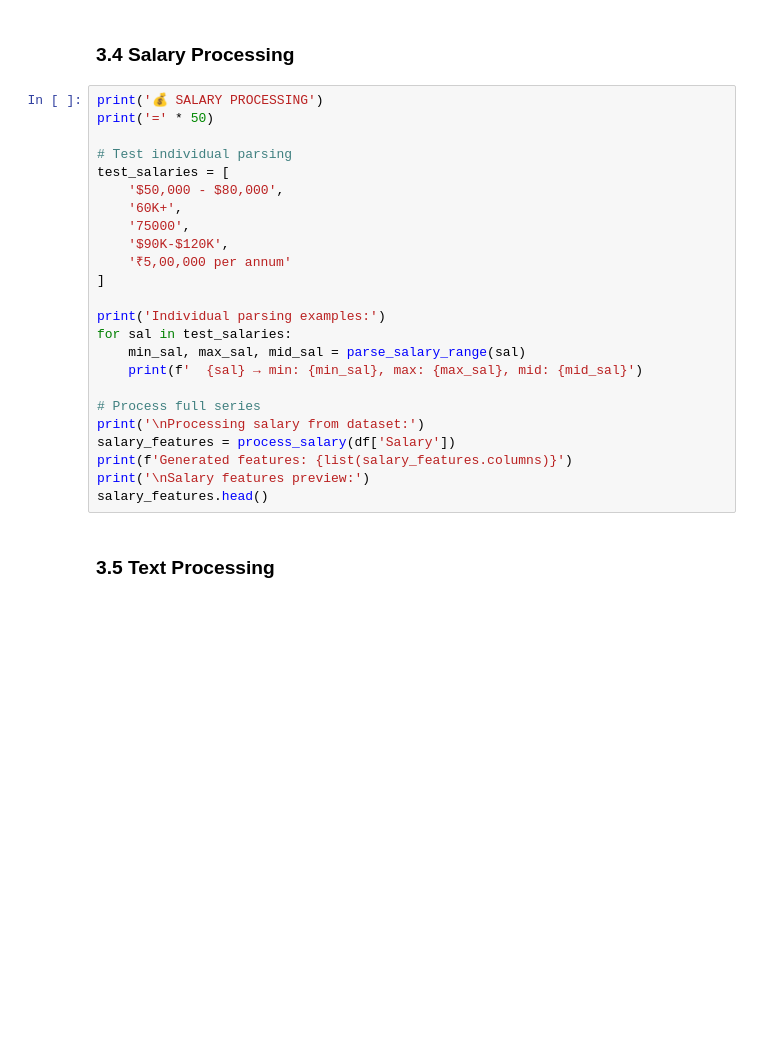
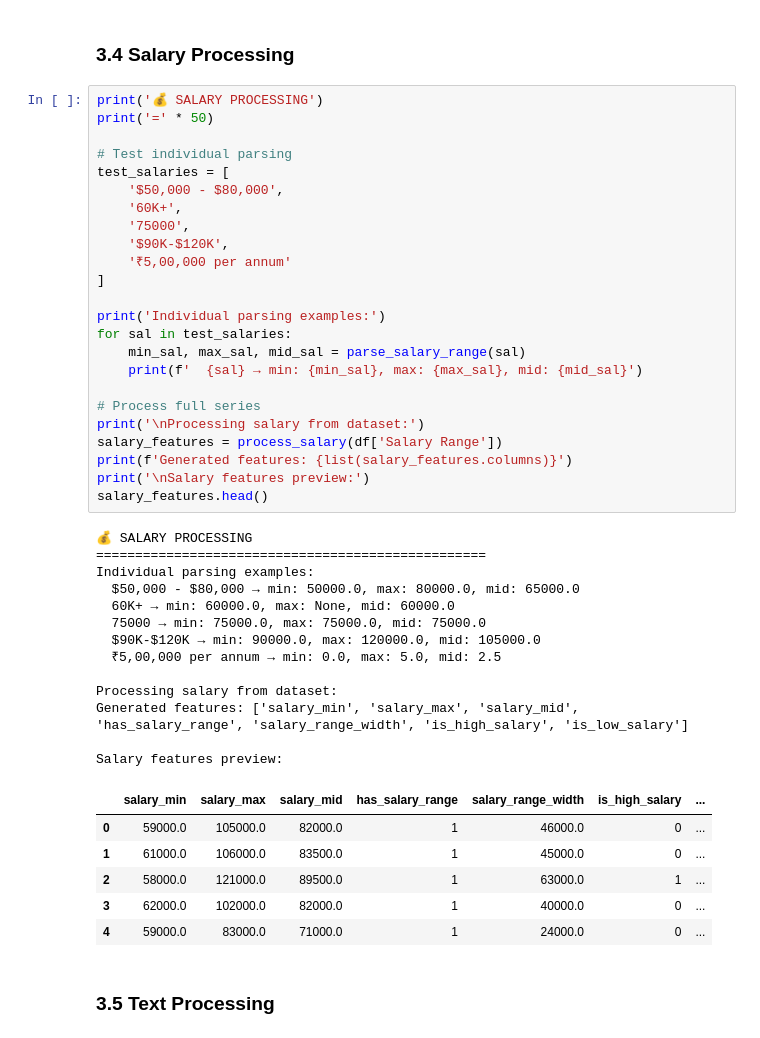
Before and after one commit to yassinSedki/AI-powered-job-recommendation-system, a Jupyter notebook: ai_model/notebooks/feature_engineering_comprehensive.ipynb, the cells around one changed output. Drawn from its saved outputs; the diff is of its cells as text; blank space fills up the shorter version.

```diff
--- a/ai_model/notebooks/feature_engineering_comprehensive.ipynb
+++ b/ai_model/notebooks/feature_engineering_comprehensive.ipynb
@@ -370,27 +448,47 @@ exp_features.head()
 # %%
 print('💰 SALARY PROCESSING')
 print('=' * 50)
 
 # Test individual parsing
 test_salaries = [
     '$50,000 - $80,000',
     '60K+',
     '75000',
     '$90K-$120K',
     '₹5,00,000 per annum'
 ]
 
 print('Individual parsing examples:')
 for sal in test_salaries:
     min_sal, max_sal, mid_sal = parse_salary_range(sal)
     print(f'  {sal} → min: {min_sal}, max: {max_sal}, mid: {mid_sal}')
 
 # Process full series
 print('\nProcessing salary from dataset:')
-salary_features = process_salary(df['Salary'])
+salary_features = process_salary(df['Salary Range'])
 print(f'Generated features: {list(salary_features.columns)}')
 print('\nSalary features preview:')
 salary_features.head()
+# %% [output]
+💰 SALARY PROCESSING
+==================================================
+Individual parsing examples:
+  $50,000 - $80,000 → min: 50000.0, max: 80000.0, mid: 65000.0
+  60K+ → min: 60000.0, max: None, mid: 60000.0
+  75000 → min: 75000.0, max: 75000.0, mid: 75000.0
+  $90K-$120K → min: 90000.0, max: 120000.0, mid: 105000.0
+  ₹5,00,000 per annum → min: 0.0, max: 5.0, mid: 2.5
+
+Processing salary from dataset:
+Generated features: ['salary_min', 'salary_max', 'salary_mid', 'has_salary_range', 'salary_range_width', 'is_high_salary', 'is_low_salary']
+
+Salary features preview:
+|  | salary_min | salary_max | salary_mid | has_salary_range | salary_range_width | is_high_salary | ... |
+| 0 | 59000.0 | 105000.0 | 82000.0 | 1 | 46000.0 | 0 | ... |
+| 1 | 61000.0 | 106000.0 | 83500.0 | 1 | 45000.0 | 0 | ... |
+| 2 | 58000.0 | 121000.0 | 89500.0 | 1 | 63000.0 | 1 | ... |
+| 3 | 62000.0 | 102000.0 | 82000.0 | 1 | 40000.0 | 0 | ... |
+| 4 | 59000.0 | 83000.0 | 71000.0 | 1 | 24000.0 | 0 | ... |
 # %% [markdown]
 ### 3.5 Text Processing
 # %%
```
Also changed, not shown: parts of 12 cells of this notebook, 3 other files.
